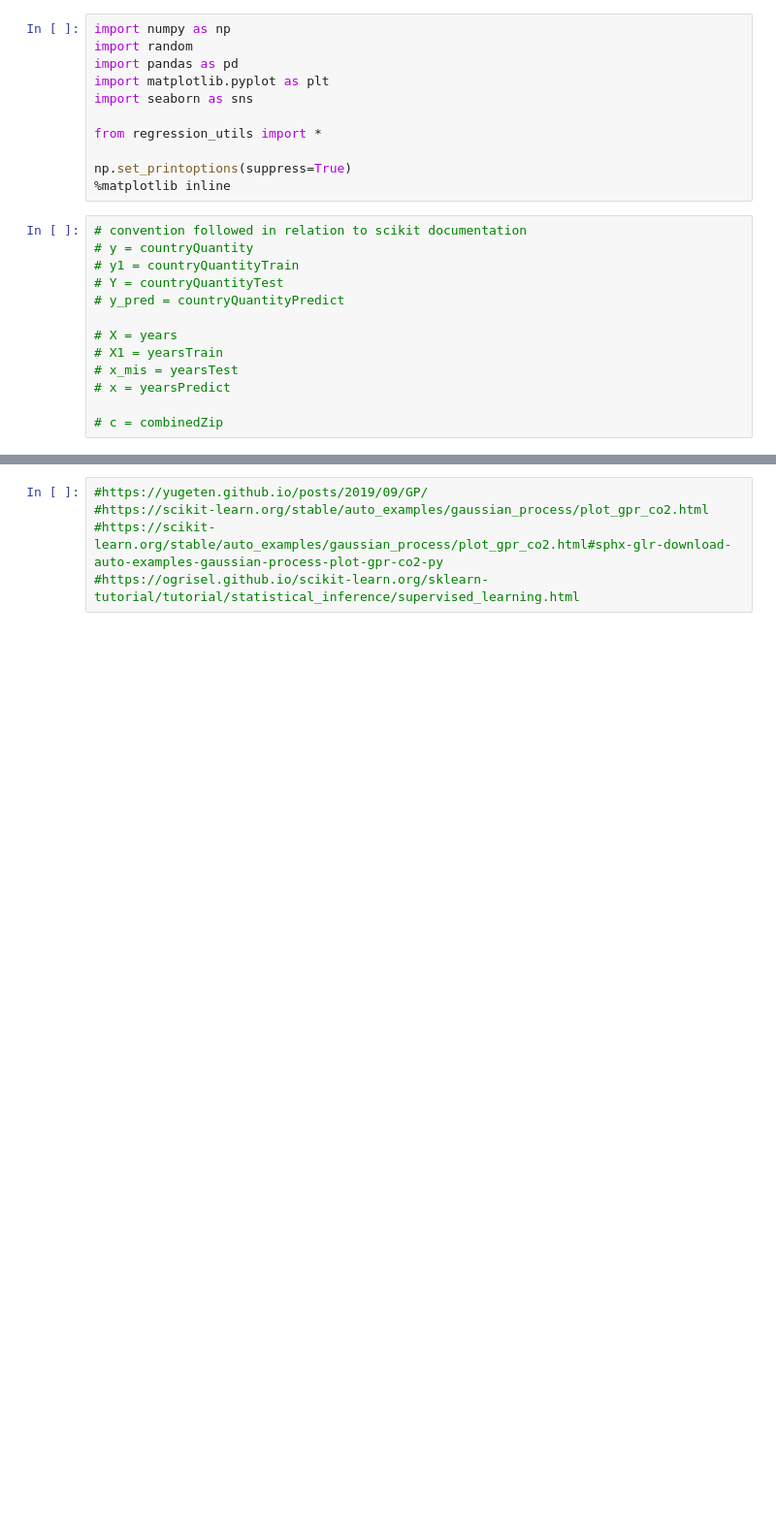
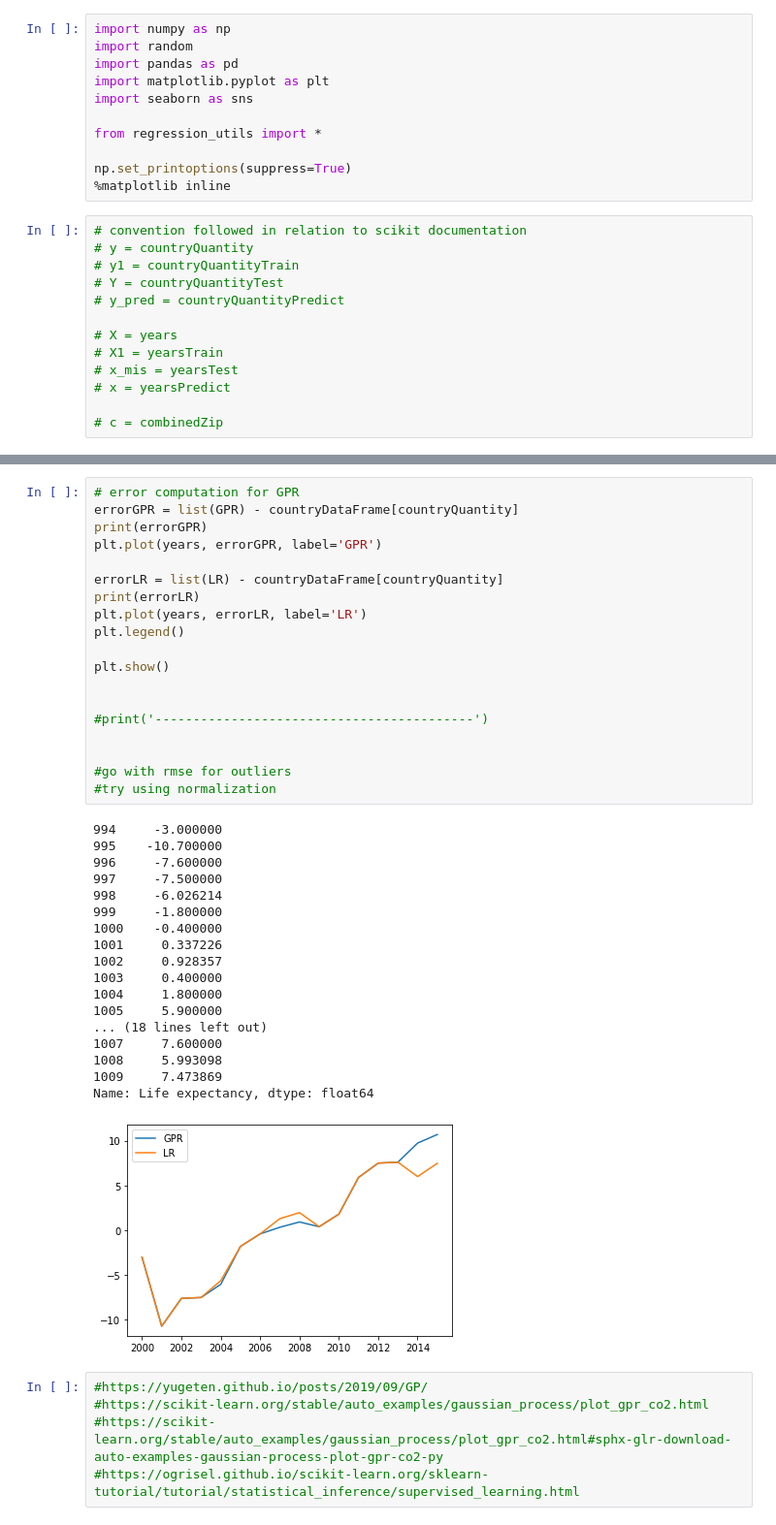
Before and after one commit to mihirm05/Gaussian-Process, a Jupyter notebook: src/MultipleFeatureAnalysis.ipynb, the cells around one changed output, grey strips where cells are left out. Shown at 97% size. Drawn from its saved outputs; the diff is of its cells as text; blank space fills up the shorter version.

Commit message:
adding error analysis for multiple feature regression analysis

```diff
--- a/src/MultipleFeatureAnalysis.ipynb
+++ b/src/MultipleFeatureAnalysis.ipynb
@@ -116,3 +105,41 @@ plt.show()
+# %%
+# error computation for GPR
+errorGPR = list(GPR) - countryDataFrame[countryQuantity]
+print(errorGPR)
+plt.plot(years, errorGPR, label='GPR')
+
+errorLR = list(LR) - countryDataFrame[countryQuantity]
+print(errorLR)
+plt.plot(years, errorLR, label='LR')
+plt.legend()
+
+plt.show()
+
+
+#print('------------------------------------------')
+
+
+#go with rmse for outliers
+#try using normalization
+# %% [output]
+994     -3.000000
+995    -10.700000
+996     -7.600000
+997     -7.500000
+998     -6.026214
+999     -1.800000
+1000    -0.400000
+1001     0.337226
+1002     0.928357
+1003     0.400000
+1004     1.800000
+1005     5.900000
+... (18 lines left out)
+1007     7.600000
+1008     5.993098
+1009     7.473869
+Name: Life expectancy, dtype: float64
+[figure, added]
 # %%
 #https://yugeten.github.io/posts/2019/09/GP/
 #https://scikit-learn.org/stable/auto_examples/gaussian_process/plot_gpr_co2.html
```
Also changed, not shown: parts of 5 cells of this notebook, 1 other file.
